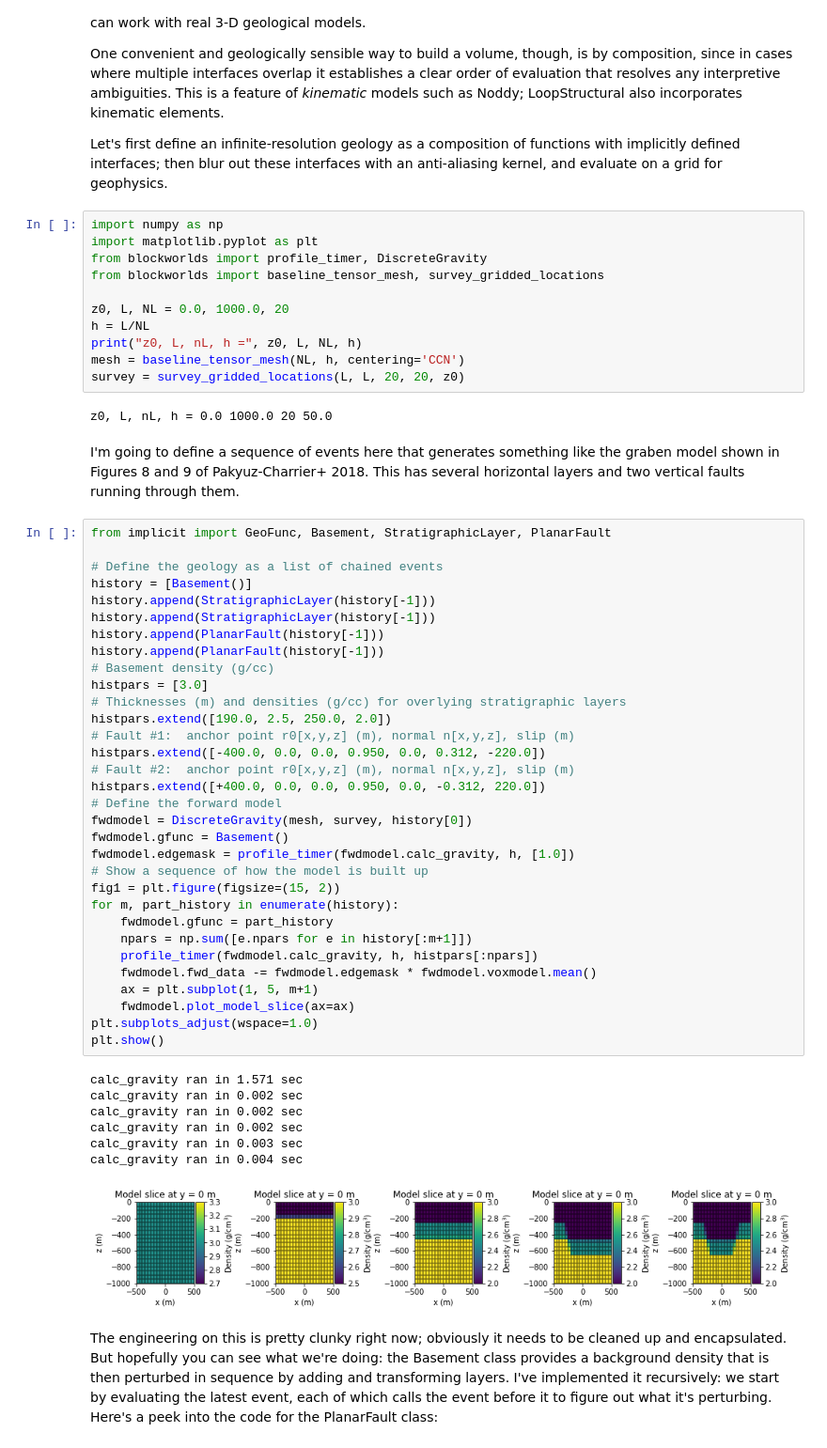
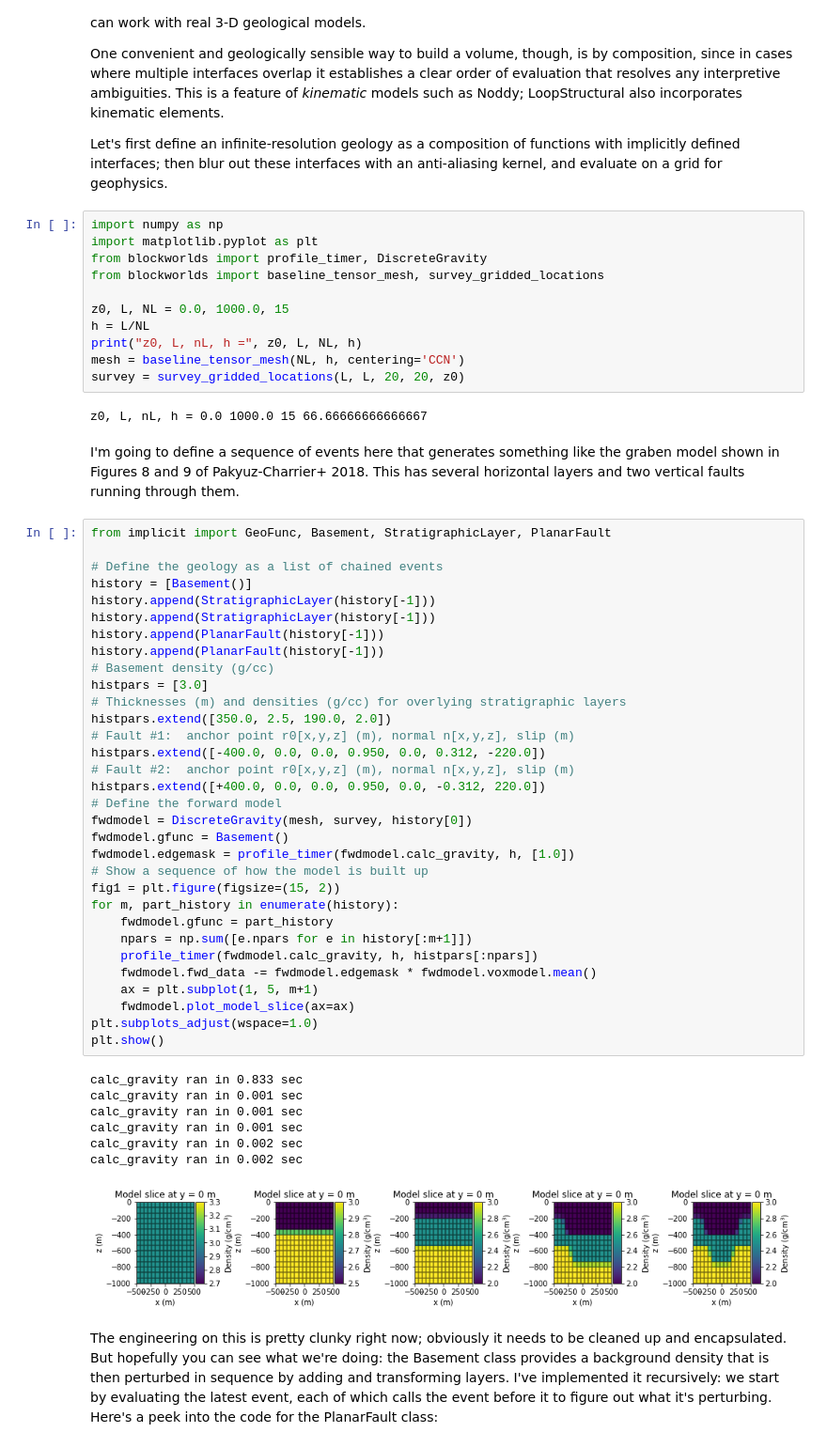
Before and after one commit to rscalzo/blockworlds, a Jupyter notebook: blockworlds/implicit.ipynb, the cells around one changed output. Shown: that part at 94% size. Cells and saved outputs as stored; diff of their text form.

```diff
--- a/blockworlds/implicit.ipynb
+++ b/blockworlds/implicit.ipynb
@@ -14,13 +14,13 @@ import matplotlib.pyplot as plt
 from blockworlds import profile_timer, DiscreteGravity
 from blockworlds import baseline_tensor_mesh, survey_gridded_locations
 
-z0, L, NL = 0.0, 1000.0, 20
+z0, L, NL = 0.0, 1000.0, 15
 h = L/NL
 print("z0, L, nL, h =", z0, L, NL, h)
 mesh = baseline_tensor_mesh(NL, h, centering='CCN')
 survey = survey_gridded_locations(L, L, 20, 20, z0)
 # %% [output]
-z0, L, nL, h = 0.0 1000.0 20 50.0
+z0, L, nL, h = 0.0 1000.0 15 66.66666666666667
 # %% [markdown]
 I'm going to define a sequence of events here that generates something like the graben model shown in Figures 8 and 9 of Pakyuz-Charrier+ 2018.  This has several horizontal layers and two vertical faults running through them.
 # %%
@@ -30,39 +30,39 @@ from implicit import GeoFunc, Basement, StratigraphicLayer, PlanarFault
 history = [Basement()]
 history.append(StratigraphicLayer(history[-1]))
 history.append(StratigraphicLayer(history[-1]))
 history.append(PlanarFault(history[-1]))
 history.append(PlanarFault(history[-1]))
 # Basement density (g/cc)
 histpars = [3.0]
 # Thicknesses (m) and densities (g/cc) for overlying stratigraphic layers
-histpars.extend([190.0, 2.5, 250.0, 2.0])
+histpars.extend([350.0, 2.5, 190.0, 2.0])
 # Fault #1:  anchor point r0[x,y,z] (m), normal n[x,y,z], slip (m)
 histpars.extend([-400.0, 0.0, 0.0, 0.950, 0.0, 0.312, -220.0])
 # Fault #2:  anchor point r0[x,y,z] (m), normal n[x,y,z], slip (m)
 histpars.extend([+400.0, 0.0, 0.0, 0.950, 0.0, -0.312, 220.0])
 # Define the forward model
 fwdmodel = DiscreteGravity(mesh, survey, history[0])
 fwdmodel.gfunc = Basement()
 fwdmodel.edgemask = profile_timer(fwdmodel.calc_gravity, h, [1.0])
 # Show a sequence of how the model is built up
 fig1 = plt.figure(figsize=(15, 2))
 for m, part_history in enumerate(history):
     fwdmodel.gfunc = part_history
     npars = np.sum([e.npars for e in history[:m+1]])
     profile_timer(fwdmodel.calc_gravity, h, histpars[:npars])
     fwdmodel.fwd_data -= fwdmodel.edgemask * fwdmodel.voxmodel.mean()
     ax = plt.subplot(1, 5, m+1)
     fwdmodel.plot_model_slice(ax=ax)
 plt.subplots_adjust(wspace=1.0)
 plt.show()
 # %% [output]
-calc_gravity ran in 1.571 sec
+calc_gravity ran in 0.833 sec
+calc_gravity ran in 0.001 sec
+calc_gravity ran in 0.001 sec
+calc_gravity ran in 0.001 sec
 calc_gravity ran in 0.002 sec
 calc_gravity ran in 0.002 sec
-calc_gravity ran in 0.002 sec
-calc_gravity ran in 0.003 sec
-calc_gravity ran in 0.004 sec
-[figure, old version]
+[figure, new version]
 # %% [markdown]
 The engineering on this is pretty clunky right now; obviously it needs to be cleaned up and encapsulated.  But hopefully you can see what we're doing:  the Basement class provides a background density that is then perturbed in sequence by adding and transforming layers.  I've implemented it recursively:  we start by evaluating the latest event, each of which calls the event before it to figure out what it's perturbing.  Here's a peek into the code for the PlanarFault class:
 # %%
```
Also changed, not shown: parts of 9 cells of this notebook.
